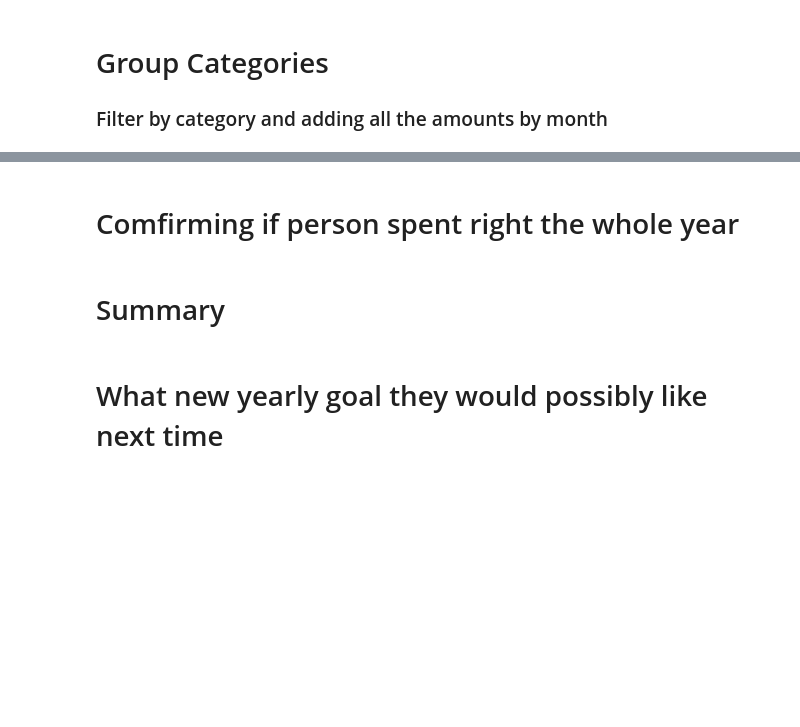
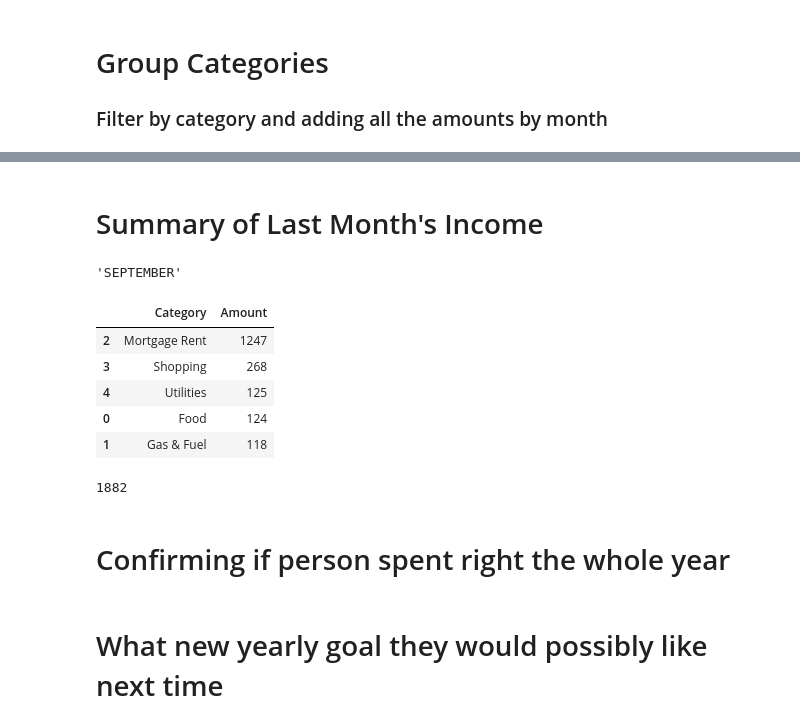
Before and after one commit to AnvithaChaluvadi/Personal-Finance-Management-Tool_Project1, a Jupyter notebook: finance_tool.ipynb, the cells around one changed output, grey strips where cells are left out. Drawn from its saved outputs; the diff is of its cells as text; code cells hidden in the pictures; blank space fills up the shorter version.

```diff
--- a/finance_tool.ipynb
+++ b/finance_tool.ipynb
@@ -102,7 +203,44 @@ df_plot
+# %% [markdown]
+# Summary of Last Month's Income
+# %%
+# Get the latest month and year
+latest_month = df['Month'].max()
+latest_month
+# %% [output]
+'SEPTEMBER'
+# %%
+# Filter the dataframe to include only transactions from the latest month
+latest_month_expenses = df[(df['Month']== latest_month)]
+# %%
+latest_month_expenses = latest_month_expenses.groupby('Category')['Amount'].sum().reset_index()
+
+latest_month_expenses['Amount'] = latest_month_expenses['Amount'].astype('str')
+latest_month_expenses['Amount'] = latest_month_expenses['Amount'].str.replace('-','')
+# Get absolute figure
+latest_month_expenses['Amount'] = latest_month_expenses['Amount'].astype('float')
+
+latest_month_expenses= latest_month_expenses[latest_month_expenses["Category"].str.contains("Excluded|unassigned") == False]
+# Sort value
+latest_month_expenses = latest_month_expenses.sort_values(by='Amount', ascending=False)
+# Round value
+latest_month_expenses['Amount'] = latest_month_expenses['Amount'].round().astype(int)
+
+latest_month_expenses
+# %% [output]
+|  | Category | Amount |
+| 2 | Mortgage Rent | 1247 |
+| 3 | Shopping | 268 |
+| 4 | Utilities | 125 |
+| 0 | Food | 124 |
+| 1 | Gas & Fuel | 118 |
+# %%
+# Total amount of all categories
+latest_month_expenses_tot = latest_month_expenses['Amount'].sum()
+latest_month_expenses_tot
+# %% [output]
+1882
 # %% [markdown]
-# Comfirming if person spent right the whole year
+# Confirming if person spent right the whole year
-# %% [markdown]
-# Summary
 # %% [markdown]
 # What new yearly goal they would possibly like next time
 # %% [markdown]
```
Also changed, not shown: parts of 13 cells of this notebook, 3 other files.
